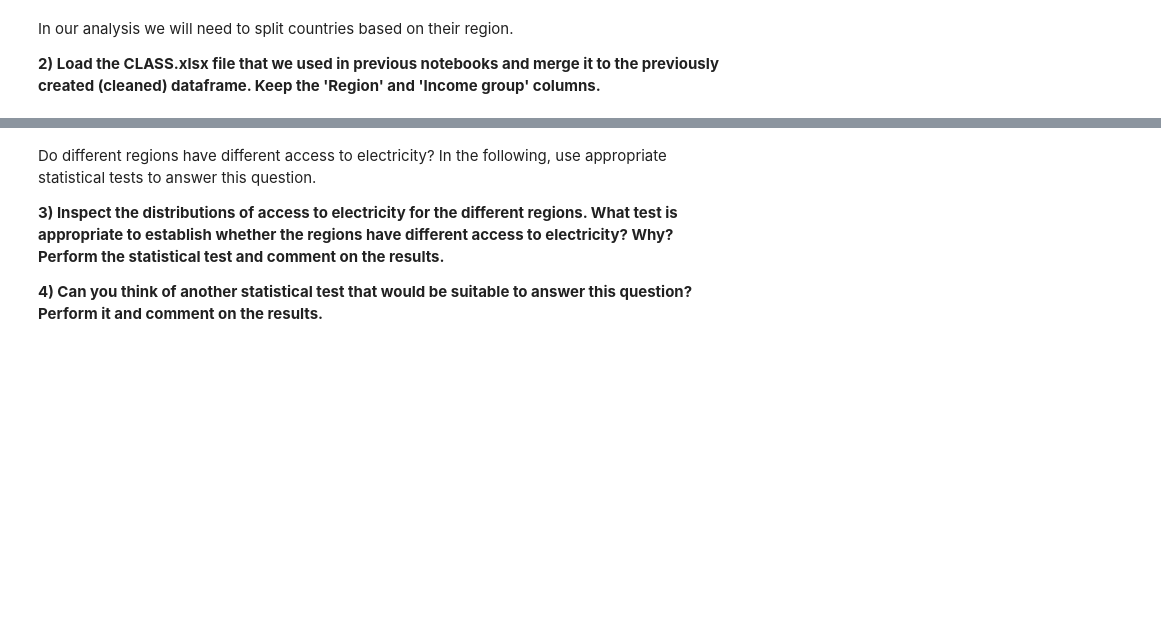
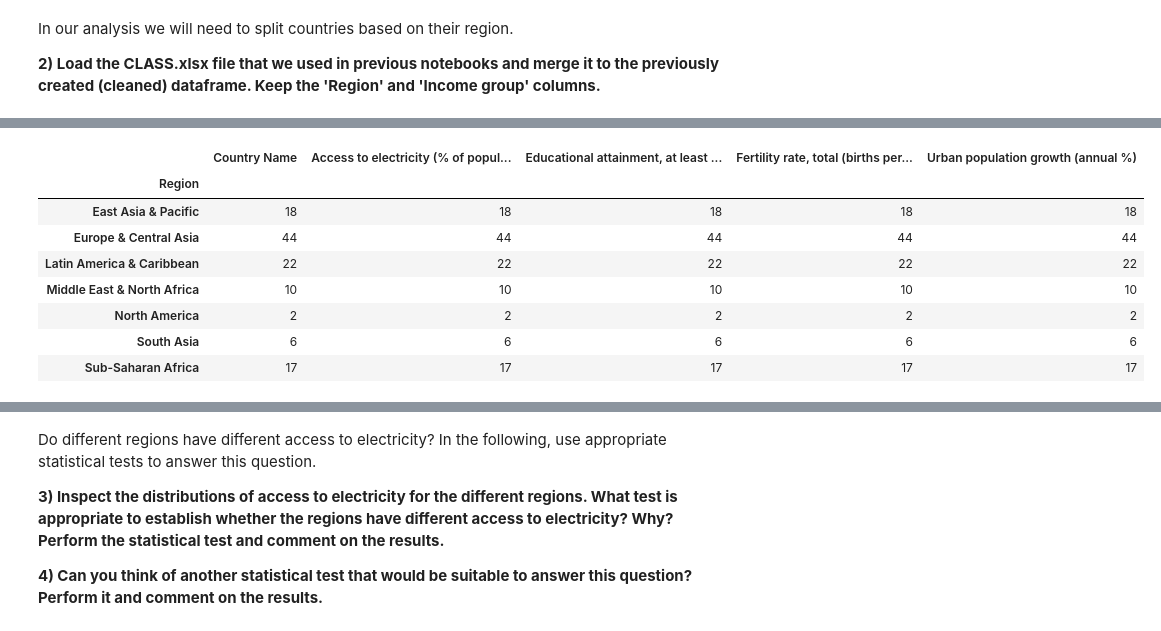
Before and after one commit to connor-richardson/Applied-Statistics-A1, a Jupyter notebook: take_home_1.ipynb, the cells around one changed output, grey strips where cells are left out. Drawn from its saved outputs; the diff is of its cells as text; code cells hidden in the pictures; blank space fills up the shorter version.

```diff
--- a/take_home_1.ipynb
+++ b/take_home_1.ipynb
@@ -46,3 +112,5 @@ In our analysis we will need to split countries based on their region.
 **2) Load the CLASS.xlsx file that we used in previous notebooks and merge it to the previously created (cleaned) dataframe. Keep the 'Region' and 'Income group' columns.**
 # %%
 # Insert your code here. You can use more than one cell. Comment on your choices thorughout the code and comment on your result using text cells.
+df_class = pd.read_excel('CLASS.xlsx')
+df_class.head()
@@ -48,0 +157,12 @@ In our analysis we will need to split countries based on their region.
+# %%
+data.groupby('Region').count()
+# %% [output]
+|  | Country Name | Access to electricity (% of popul... | Educational attainment, at least ... | Fertility rate, total (births per... | Urban population growth (annual %) |
+| Region |  |  |  |  |  |
+| East Asia & Pacific | 18 | 18 | 18 | 18 | 18 |
+| Europe & Central Asia | 44 | 44 | 44 | 44 | 44 |
+| Latin America & Caribbean | 22 | 22 | 22 | 22 | 22 |
+| Middle East & North Africa | 10 | 10 | 10 | 10 | 10 |
+| North America | 2 | 2 | 2 | 2 | 2 |
+| South Asia | 6 | 6 | 6 | 6 | 6 |
+| Sub-Saharan Africa | 17 | 17 | 17 | 17 | 17 |
```
Also changed, not shown: parts of 25 cells of this notebook.
